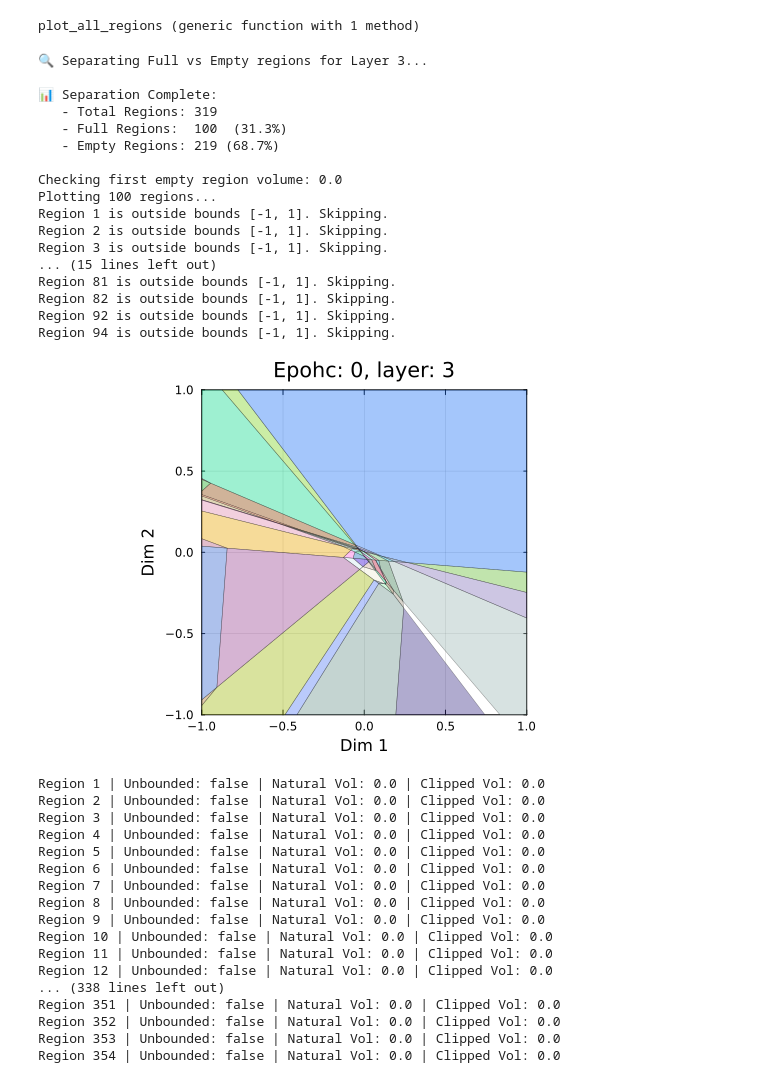
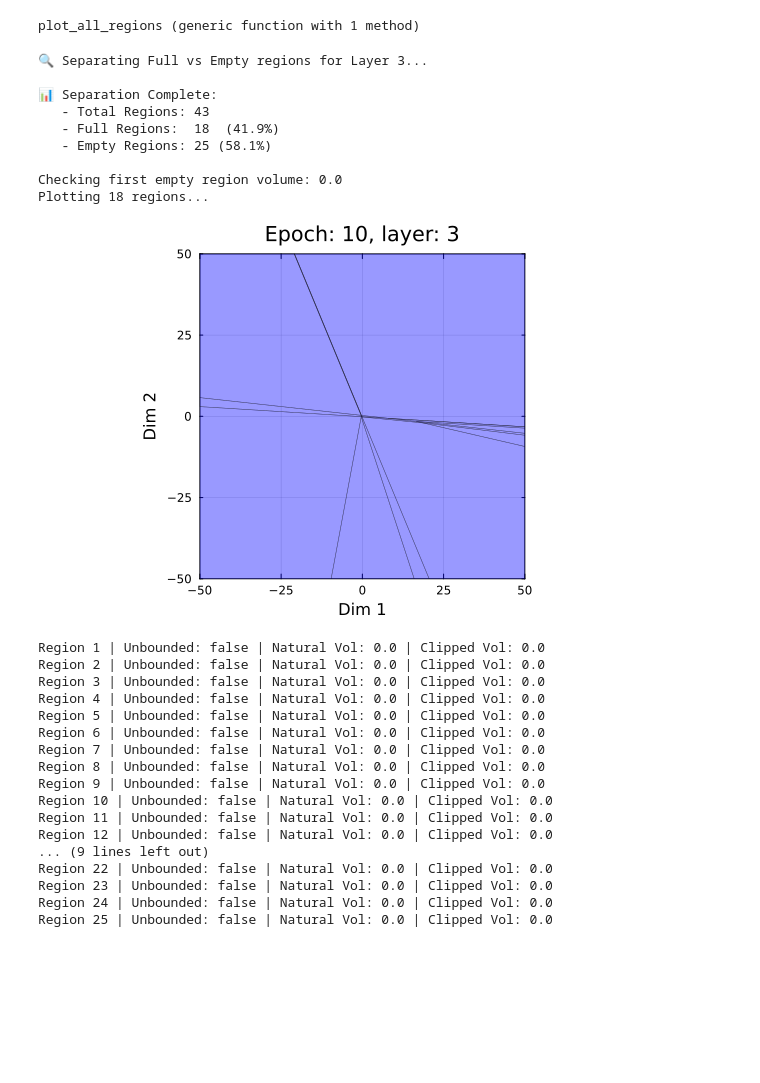
Before and after one commit to Johanmkr/WP1-Polyhedra, a Jupyter notebook: notebooks/test_julie.ipynb, the cells around one changed output. Saved outputs shown, nothing was run; the diff lists cells and outputs as text; code cells hidden in the pictures; blank space fills up the shorter version.

```diff
--- a/notebooks/test_julie.ipynb
+++ b/notebooks/test_julie.ipynb
@@ -236,5 +247,5 @@ display(plt)
 # %%
-hidden_sizes = [0,5,5,5,1]
+hidden_sizes = [0,3,3,3,1]
 
 # In Julia, cumsum works similarly but exponentiation is element-wise with .^
 n_theo_all = 2 .^ cumsum(hidden_sizes)
@@ -243,7 +254,7 @@ t0 = trees[30]
 
 for i in 1:t0.L
     # Julia is 1-indexed, so we access layer i directly
-    regions_in_layer = PolyhedraTree.get_regions_at_layer(t0, i)
+    regions_in_layer = get_regions_at_layer(t0, i)
     n_new = length(regions_in_layer)
 
     # Access the theoretical number. Note: hidden_sizes had a 0 at index 1,
@@ -597,20 +601,20 @@ function separate_full_empty_regions(tree, layer_idx; bound=nothing, tol=1e-8)
     println("\n🔍 Separating Full vs Empty regions for Layer $layer_idx...")
 
     # Get all regions
-    all_regions = PolyhedraTree.get_regions_at_layer(tree, layer_idx)
+    all_regions = get_regions_at_layer(tree, layer_idx)
 
-    full_regions = PolyhedraTree.Region[]
-    empty_regions = PolyhedraTree.Region[]
+    full_regions = Region[]
+    empty_regions = Region[]
 
     # Progress bar for feedback
-    p = Progress(length(all_regions); desc="Measuring Volumes: ")
+    # p = Progress(length(all_regions); desc="Measuring Volumes: ")
 
     # Thread-safety: If using threads, we need locks for push!
     # For stability with PyCall/C-libs, we keep this single-threaded.
     for region in all_regions
         # Get volume using the verification module
         # Note: If bound=nothing, this returns Inf for unbounded regions
-        vol = TreeVerification.get_region_volume(region, bound=bound)
+        vol = get_region_volume(region, bound=bound)
 
         if vol == Inf || vol > tol
             push!(full_regions, region)
@@ -618,7 +622,7 @@ function separate_full_empty_regions(tree, layer_idx; bound=nothing, tol=1e-8)
             push!(empty_regions, region)
         end
 
-        next!(p)
+        # next!(p)
     end
 
     # Print Summary
@@ -652,7 +656,7 @@ function plot_all_regions(regions; bound=5.0, dims=[1, 2], title="All Regions")
 
     for (i, region) in enumerate(regions)
         # 1. Get Inequalities
-        A, b = PolyhedraTree.get_path_inequalities(region)
+        A, b = get_path_inequalities(region)
         input_dim = size(A, 2)
 
         # 2. Add Bounding Box
@@ -689,7 +693,7 @@ function plot_all_regions(regions; bound=5.0, dims=[1, 2], title="All Regions")
             c = RGB(rand(), rand(), rand())
 
             plot!(p, poly,
-                  color = c,
+                  color = "blue",
                   alpha = 0.4,
                   linecolor = :black,
                   linewidth = 0.5)
@@ -703,50 +707,42 @@ end
 # %% [output]
 plot_all_regions (generic function with 1 method)
 # %%
-epoch = 0
+epoch = 10
 layer = 3
 
 # 1. Separate regions (using a bounding box for safety, or nothing for natural volume)
-full_regs, empty_regs = separate_full_empty_regions(trees[epoch], layer, bound=100.0)
+full_regs, empty_regs = separate_full_empty_regions(trees[epoch], layer)
 
 # 2. Verify an "empty" region (just to be sure)
 if !isempty(empty_regs)
     println("\nChecking first empty region volume: ",
-            TreeVerification.get_region_volume(empty_regs[1], bound=5.0))
+            get_region_volume(empty_regs[1], bound=100.0))
 end
 
 # # 3. Plot a "Full" region
 # if !isempty(full_regs)
 #     plot_single_region(full_regs[7], title="Full Region", bound=2.1)
 # end
-plt = plot_all_regions(full_regs, bound=1, title="Epohc: $epoch, layer: $layer")
+plt = plot_all_regions(full_regs, bound=50, title="Epoch: $epoch, layer: $layer")
 display(plt)
 # %% [output]
 🔍 Separating Full vs Empty regions for Layer 3...
 
 📊 Separation Complete:
-   - Total Regions: 319
-   - Full Regions:  100  (31.3%)
-   - Empty Regions: 219 (68.7%)
+   - Total Regions: 43
+   - Full Regions:  18  (41.9%)
+   - Empty Regions: 25 (58.1%)
 
 Checking first empty region volume: 0.0
-Plotting 100 regions...
-Region 1 is outside bounds [-1, 1]. Skipping.
-Region 2 is outside bounds [-1, 1]. Skipping.
-Region 3 is outside bounds [-1, 1]. Skipping.
-... (15 lines left out)
-Region 81 is outside bounds [-1, 1]. Skipping.
-Region 82 is outside bounds [-1, 1]. Skipping.
-Region 92 is outside bounds [-1, 1]. Skipping.
-Region 94 is outside bounds [-1, 1]. Skipping.
+Plotting 18 regions...
-[figure, old version]
+[figure, new version]
 # %%
 for (i, r) in enumerate(empty_regs) # Print first 5
     # Natural volume (Inf if unbounded)
-    vol_nat = TreeVerification.get_region_volume(r)
+    vol_nat = get_region_volume(r)
 
     # Clipped volume (volume within box [-5, 5])
-    vol_clip = TreeVerification.get_region_volume(r, bound=5.0)
+    vol_clip = get_region_volume(r, bound=50.0)
 
     println("Region $i | Unbounded: $(vol_nat == Inf) | Natural Vol: $vol_nat | Clipped Vol: $vol_clip")
 end
@@ -763,8 +759,8 @@ Region 9 | Unbounded: false | Natural Vol: 0.0 | Clipped Vol: 0.0
 Region 10 | Unbounded: false | Natural Vol: 0.0 | Clipped Vol: 0.0
 Region 11 | Unbounded: false | Natural Vol: 0.0 | Clipped Vol: 0.0
 Region 12 | Unbounded: false | Natural Vol: 0.0 | Clipped Vol: 0.0
-... (338 lines left out)
-Region 351 | Unbounded: false | Natural Vol: 0.0 | Clipped Vol: 0.0
-Region 352 | Unbounded: false | Natural Vol: 0.0 | Clipped Vol: 0.0
-Region 353 | Unbounded: false | Natural Vol: 0.0 | Clipped Vol: 0.0
-Region 354 | Unbounded: false | Natural Vol: 0.0 | Clipped Vol: 0.0
+... (9 lines left out)
+Region 22 | Unbounded: false | Natural Vol: 0.0 | Clipped Vol: 0.0
+Region 23 | Unbounded: false | Natural Vol: 0.0 | Clipped Vol: 0.0
+Region 24 | Unbounded: false | Natural Vol: 0.0 | Clipped Vol: 0.0
+Region 25 | Unbounded: false | Natural Vol: 0.0 | Clipped Vol: 0.0
```
Also changed, not shown: parts of 12 cells of this notebook, 12 other files.
